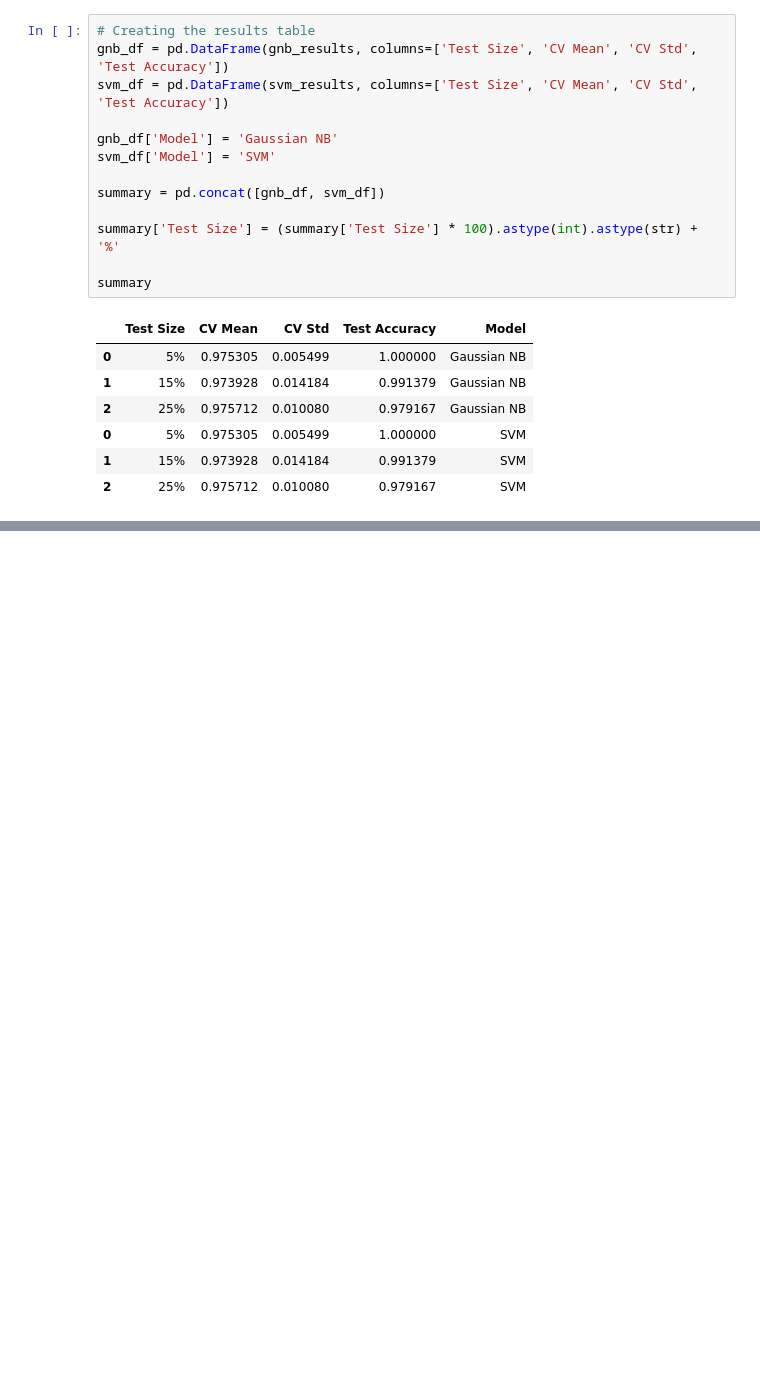
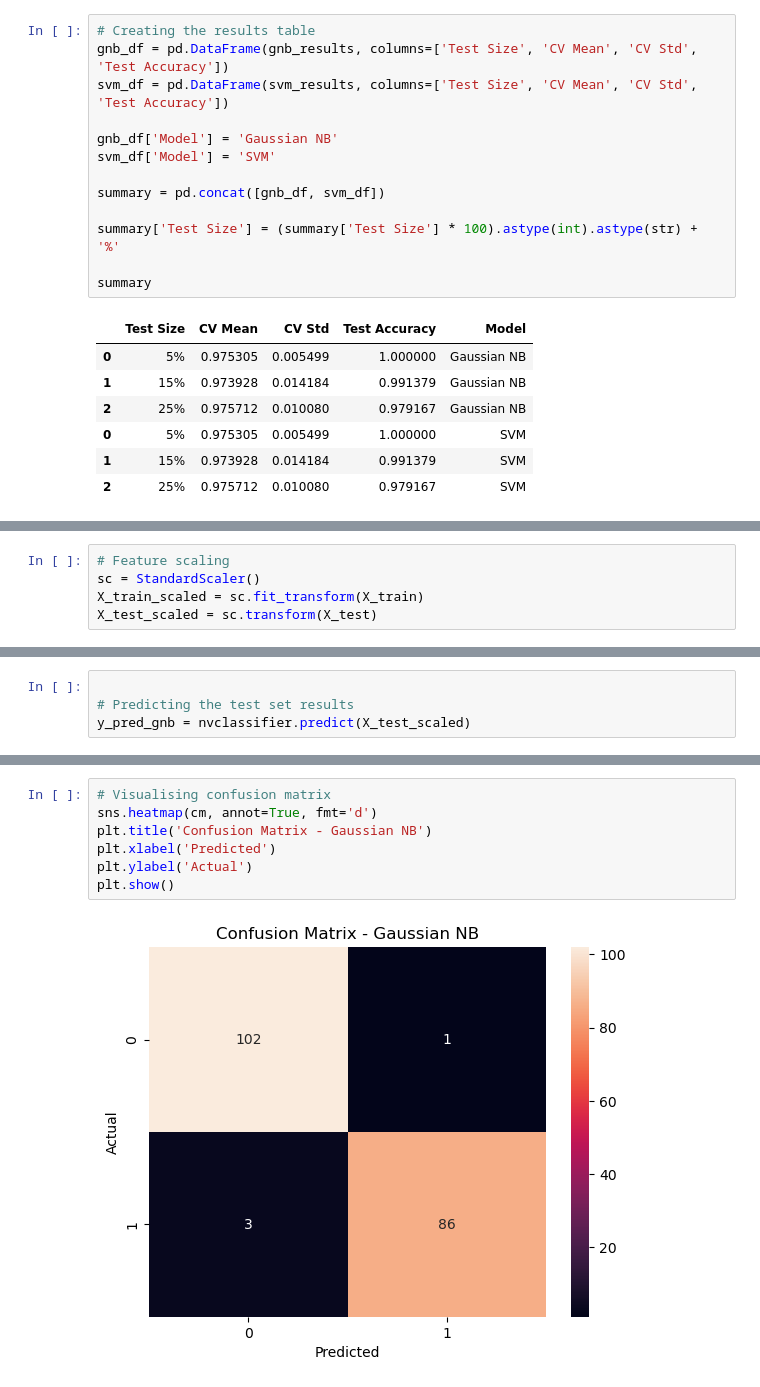
Before and after one commit to pericles-1995/C-Users-peric-Documents-GitHub-Machine-Learning, a Jupyter notebook: CA_Machine_Learning_GIT.ipynb, the cells around one changed output, grey strips where cells are left out. Drawn from its saved outputs; the diff is of its cells as text; blank space fills up the shorter version.

```diff
--- a/CA_Machine_Learning_GIT.ipynb
+++ b/CA_Machine_Learning_GIT.ipynb
@@ -231,0 +242,5 @@ plt.show()
+# %%
+# Feature scaling
+sc = StandardScaler()
+X_train_scaled = sc.fit_transform(X_train)
+X_test_scaled = sc.transform(X_test)
@@ -231,0 +253,4 @@ plt.show()
+# %%
+
+# Predicting the test set results
+y_pred_gnb = nvclassifier.predict(X_test_scaled)
@@ -231,0 +281,9 @@ plt.show()
+# %%
+# Visualising confusion matrix
+sns.heatmap(cm, annot=True, fmt='d')
+plt.title('Confusion Matrix - Gaussian NB')
+plt.xlabel('Predicted')
+plt.ylabel('Actual')
+plt.show()
+# %% [output]
+[figure, added]
```
Also changed, not shown: parts of 9 cells of this notebook.
